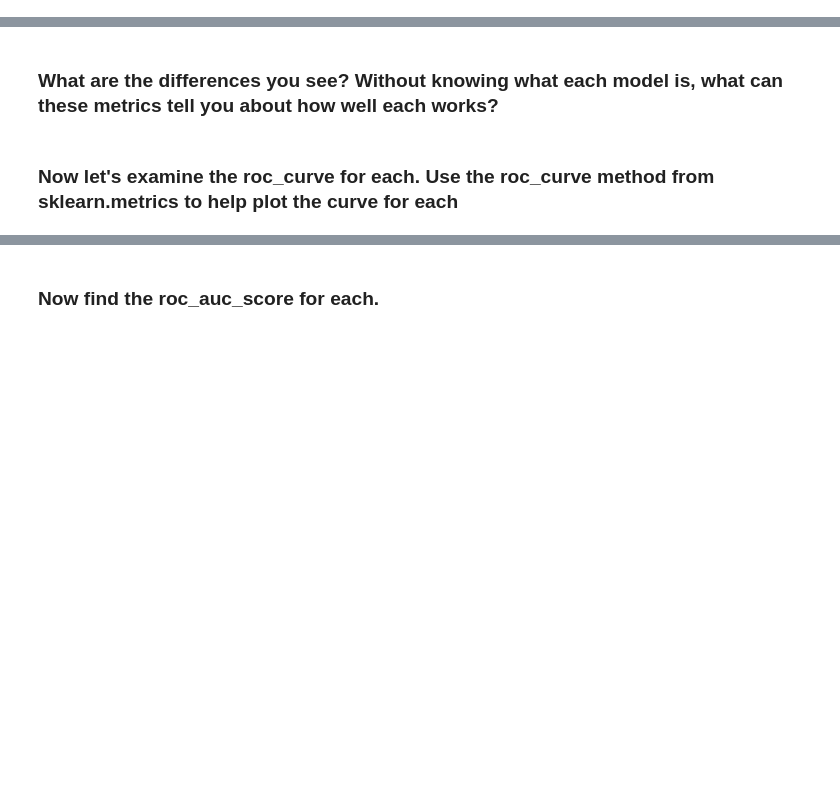
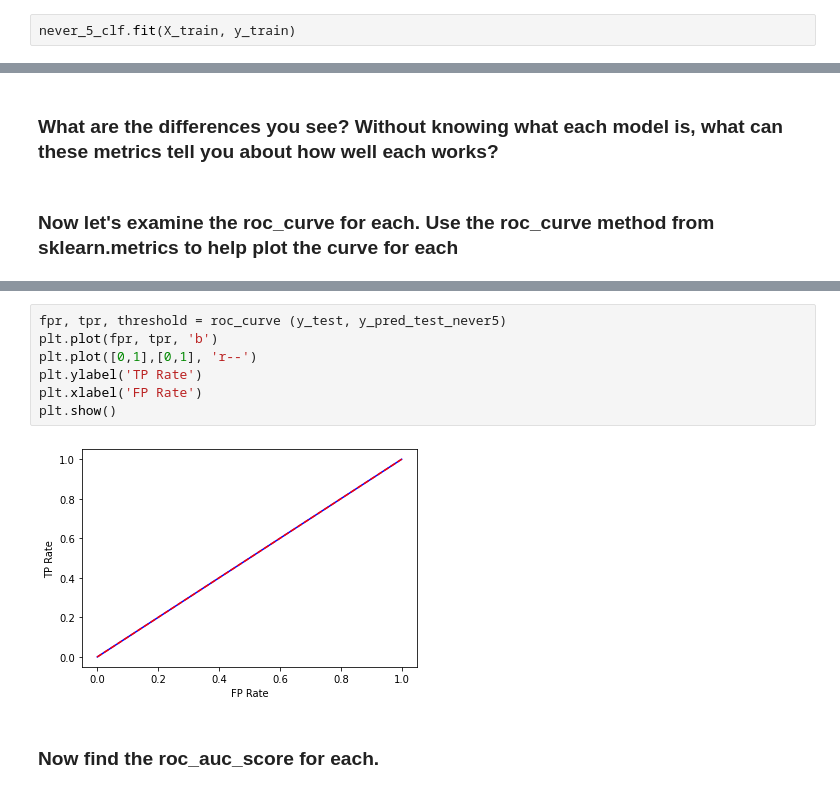
Before and after one commit to ironhack-datalabs/dataV2-labs, a Jupyter notebook: module-3/Evaluation-Recall-and-Precision/your-code/main.ipynb, the cells around one changed output, grey strips where cells are left out. Drawn from its saved outputs; the diff is of its cells as text; blank space fills up the shorter version.

```diff
--- a/module-3/Evaluation-Recall-and-Precision/your-code/main.ipynb
+++ b/module-3/Evaluation-Recall-and-Precision/your-code/main.ipynb
@@ -36,5 +102,7 @@ class Never5Classifier(BaseEstimator):
 never_5_clf = Never5Classifier()
 # %% [markdown]
 ### Now lets fit and predict on the testing set using our never 5 Classifier
+# %%
+never_5_clf.fit(X_train, y_train)
 # %% [markdown]
 ### Let's compare this to the Logistic Regression. Examine the confusion matrix, precision, recall, and f1_scores for each. What is the probability cutoff you are using to decide the classes?
@@ -45,2 +154,11 @@ never_5_clf = Never5Classifier()
+# %%
+fpr, tpr, threshold = roc_curve (y_test, y_pred_test_never5)
+plt.plot(fpr, tpr, 'b')
+plt.plot([0,1],[0,1], 'r--')
+plt.ylabel('TP Rate')
+plt.xlabel('FP Rate')
+plt.show()
+# %% [output]
+[figure, added]
 # %% [markdown]
 ### Now find the roc_auc_score for each.
```
Also changed, not shown: parts of 14 cells of this notebook.
